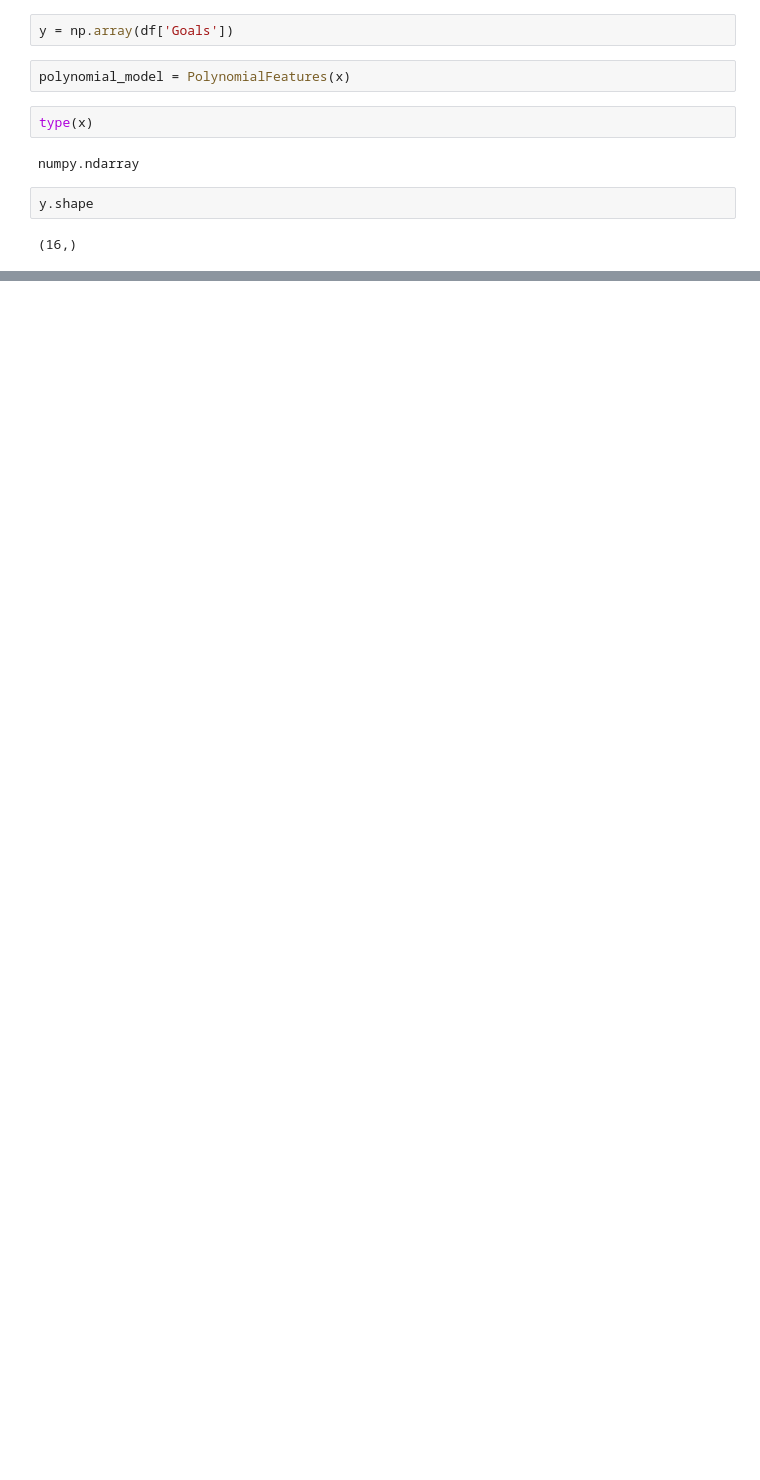
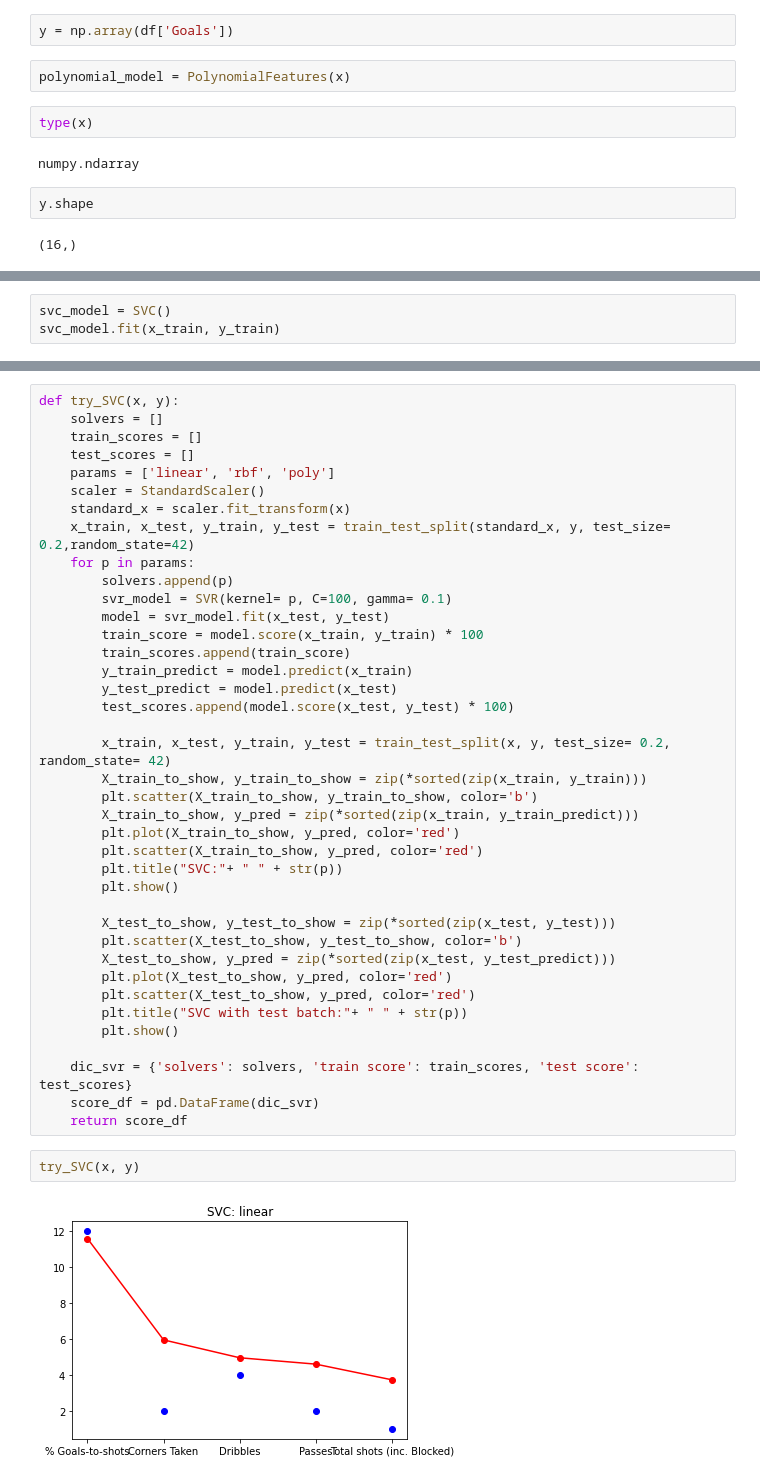
Before and after one commit to Jaraiz91/Javier_Araiz_TheBridge, a Jupyter notebook: week10_ML_competition_pca_kmeans/day1_gridsearch_pipelines/exercises/2.football_stats.ipynb, the cells around one changed output, grey strips where cells are left out. Cells and saved outputs as stored; diff of their text form; blank space fills up the shorter version.

```diff
--- a/week10_ML_competition_pca_kmeans/day1_gridsearch_pipelines/exercises/2.football_stats.ipynb
+++ b/week10_ML_competition_pca_kmeans/day1_gridsearch_pipelines/exercises/2.football_stats.ipynb
@@ -130,0 +263,3 @@ get_poly_scores(x= x,y= y, dataframe=df, degrees=(2, 10))
+# %%
+svc_model = SVC()
+svc_model.fit(x_train, y_train)
@@ -130,0 +279,43 @@ get_poly_scores(x= x,y= y, dataframe=df, degrees=(2, 10))
+# %%
+def try_SVC(x, y):
+    solvers = []
+    train_scores = []
+    test_scores = []
+    params = ['linear', 'rbf', 'poly']
+    scaler = StandardScaler()
+    standard_x = scaler.fit_transform(x)
+    x_train, x_test, y_train, y_test = train_test_split(standard_x, y, test_size= 0.2,random_state=42)
+    for p in params:
+        solvers.append(p)
+        svr_model = SVR(kernel= p, C=100, gamma= 0.1)
+        model = svr_model.fit(x_test, y_test)
+        train_score = model.score(x_train, y_train) * 100
+        train_scores.append(train_score)
+        y_train_predict = model.predict(x_train)
+        y_test_predict = model.predict(x_test)
+        test_scores.append(model.score(x_test, y_test) * 100)
+
+        x_train, x_test, y_train, y_test = train_test_split(x, y, test_size= 0.2, random_state= 42)
+        X_train_to_show, y_train_to_show = zip(*sorted(zip(x_train, y_train)))
+        plt.scatter(X_train_to_show, y_train_to_show, color='b')
+        X_train_to_show, y_pred = zip(*sorted(zip(x_train, y_train_predict)))
+        plt.plot(X_train_to_show, y_pred, color='red')
+        plt.scatter(X_train_to_show, y_pred, color='red')
+        plt.title("SVC:"+ " " + str(p))
+        plt.show()
+
+        X_test_to_show, y_test_to_show = zip(*sorted(zip(x_test, y_test)))
+        plt.scatter(X_test_to_show, y_test_to_show, color='b')
+        X_test_to_show, y_pred = zip(*sorted(zip(x_test, y_test_predict)))
+        plt.plot(X_test_to_show, y_pred, color='red')
+        plt.scatter(X_test_to_show, y_pred, color='red')
+        plt.title("SVC with test batch:"+ " " + str(p))
+        plt.show()
+
+    dic_svr = {'solvers': solvers, 'train score': train_scores, 'test score': test_scores}
+    score_df = pd.DataFrame(dic_svr)
+    return score_df
+# %%
+try_SVC(x, y)
+# %% [output]
+[figure, added]
```
Also changed, not shown: parts of 30 cells of this notebook, 9 other files.
